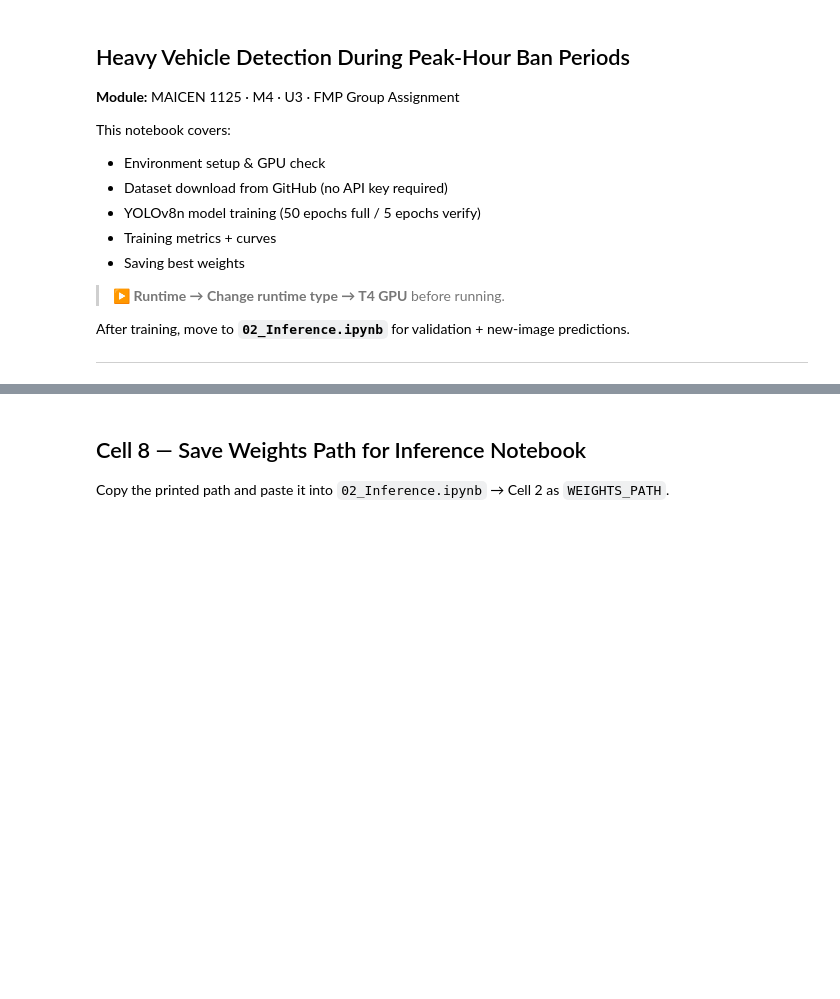
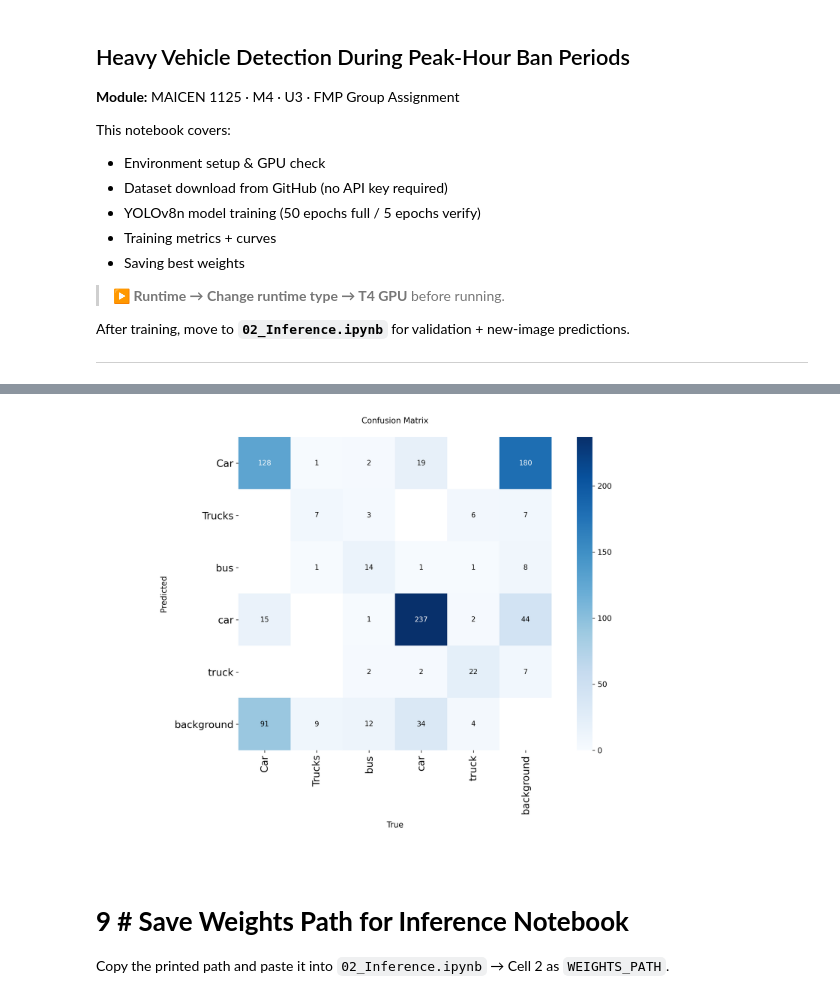
Before and after one commit to archsalem101/Automatic-Detection-of-Heavy-Vehicles-and-Trailers-During-Peak-Hour-Ban-Periods, a Jupyter notebook: 01_notebooks/01_Training.ipynb, the cells around one changed output, grey strips where cells are left out. Saved outputs shown, nothing was run; the diff lists cells and outputs as text; code cells hidden in the pictures; blank space fills up the shorter version.

```diff
--- a/01_notebooks/01_Training.ipynb
+++ b/01_notebooks/01_Training.ipynb
@@ -236,5 +443,12 @@ for fname, title in [
+# %%
+from IPython.display import Image
+import os
+
+Image(filename=os.path.join(run_dir, 'confusion_matrix.png'), width=600)
+# %% [output]
+[figure, added]
 # %% [markdown]
-## Cell 8 — Save Weights Path for Inference Notebook
+# **9 # Save Weights Path for Inference Notebook**
 
 Copy the printed path and paste it into `02_Inference.ipynb` → Cell 2 as `WEIGHTS_PATH`.
 # %%
```
Also changed, not shown: parts of 26 cells of this notebook.
